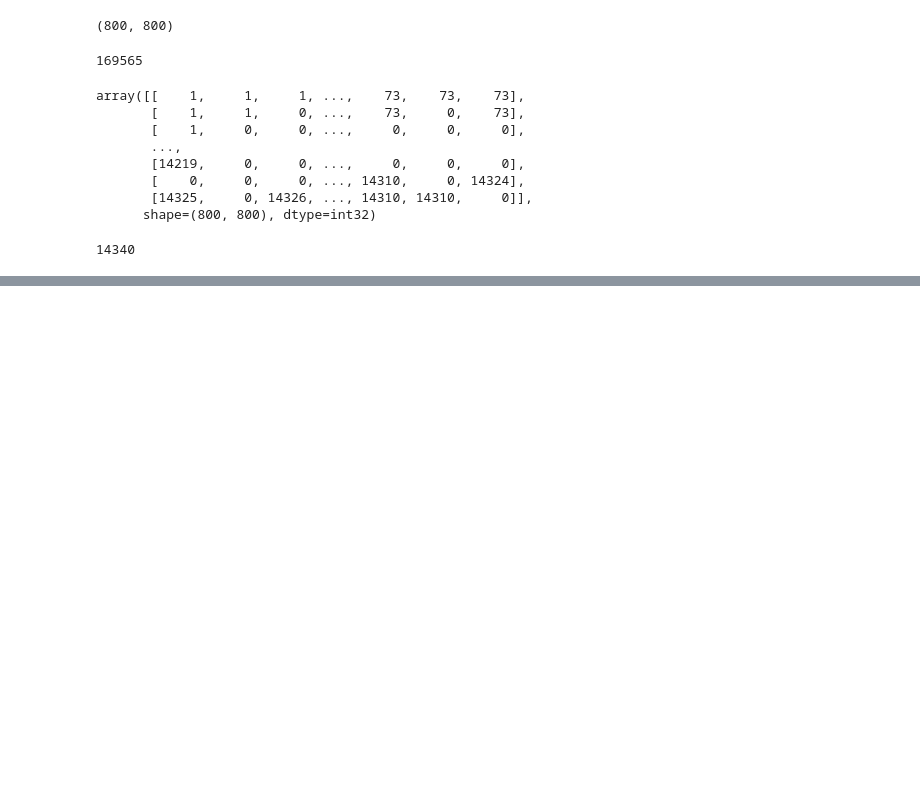
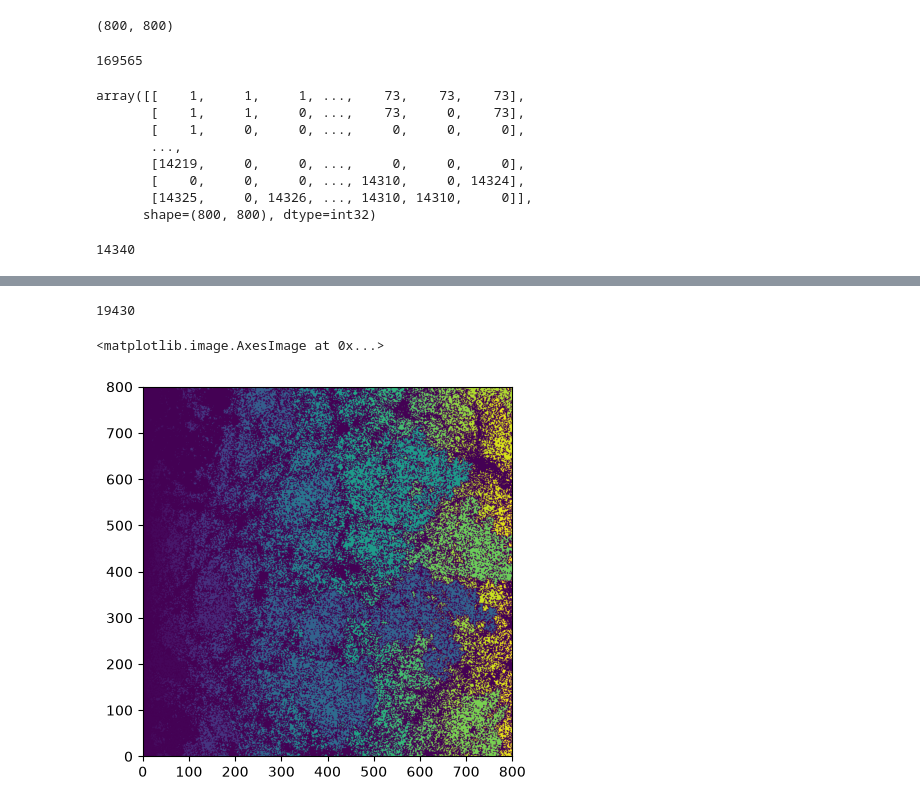
Before and after one commit to glassofmilka/indigo_astrophysics_project, a Jupyter notebook: voidfinding.ipynb, the cells around one changed output, grey strips where cells are left out. Cells and saved outputs as stored; diff of their text form; code cells hidden in the pictures; blank space fills up the shorter version.

```diff
--- a/voidfinding.ipynb
+++ b/voidfinding.ipynb
@@ -246,0 +314,2 @@ plt.imshow(la.T, extent=[0, width, 0, height])
+# %%
+la, nf = scipy.ndimage.measurements.label(voids)
@@ -246,0 +327,9 @@ plt.imshow(la.T, extent=[0, width, 0, height])
+# %%
+nf
+# %% [output]
+19430
+# %%
+plt.imshow(la.T, extent=[0, width, 0, height])
+# %% [output]
+<matplotlib.image.AxesImage at 0x...>
+[figure, added]
```
Also changed, not shown: parts of 9 cells of this notebook, 3 other files.
